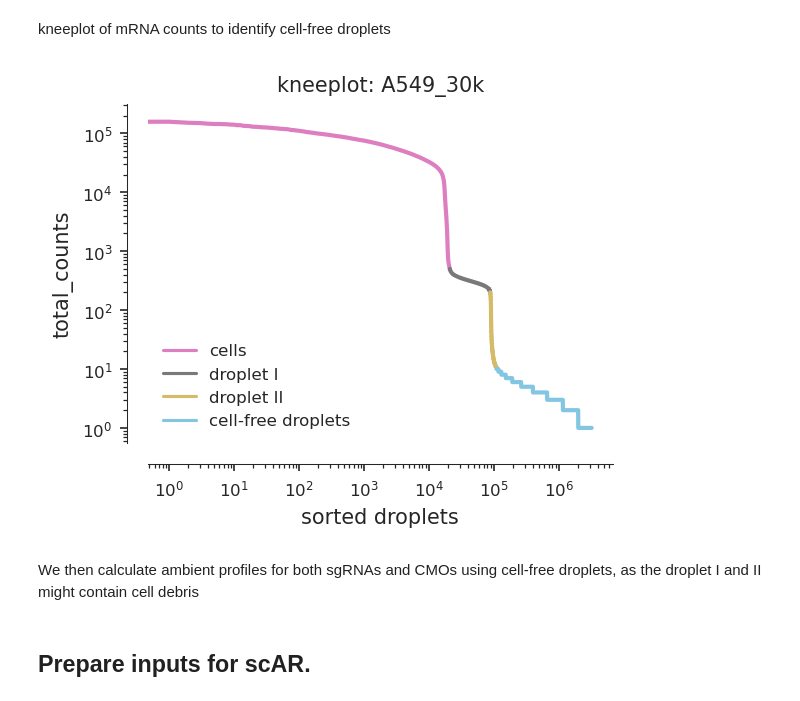
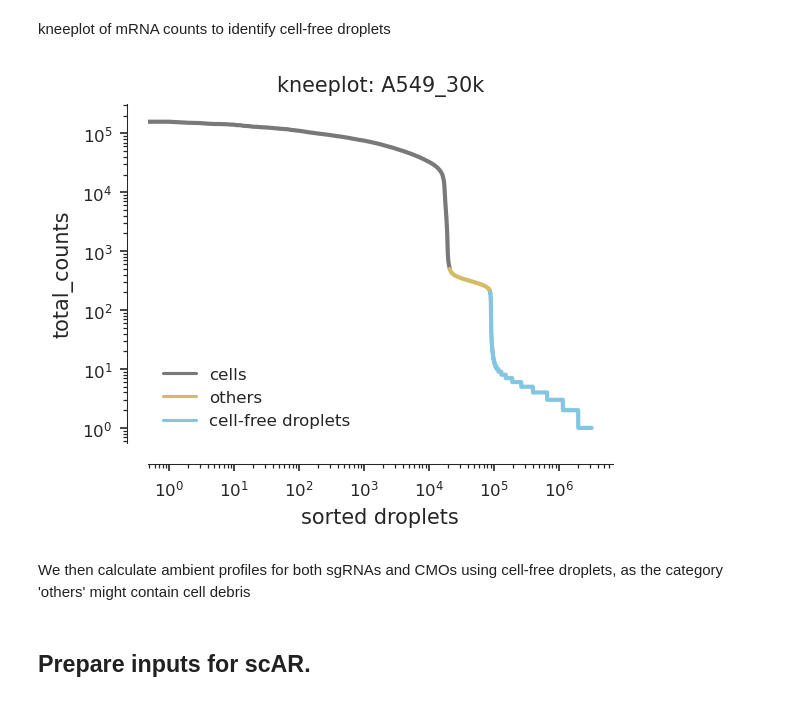
Before and after one commit to CaibinSh/scAR-reproducibility, a Jupyter notebook: reproducibility/scAR_tutorial_sgRNA_assignment.ipynb, the cells around one changed output. Drawn from its saved outputs; the diff is of its cells as text; code cells hidden in the pictures.

```diff
--- a/reproducibility/scAR_tutorial_sgRNA_assignment.ipynb
+++ b/reproducibility/scAR_tutorial_sgRNA_assignment.ipynb
@@ -69,8 +69,7 @@ kneeplot of mRNA counts to identify cell-free droplets
 rank_UMIs = pd.DataFrame(A549_30K[:,A549_30K.var['feature_types']=='Gene Expression'].X.sum(axis=1), index = A549_30K.obs_names, columns=['total_counts'])
 
 rank_UMIs['droplets'] = 'cell-free droplets'
-rank_UMIs['droplets'] = rank_UMIs['droplets'].mask(rank_UMIs['total_counts']>10, 'droplet II')
-rank_UMIs['droplets'] = rank_UMIs['droplets'].mask(rank_UMIs['total_counts']>200, 'droplet I')
+rank_UMIs['droplets'] = rank_UMIs['droplets'].mask(rank_UMIs['total_counts']>200, 'others')
 rank_UMIs['droplets'] = rank_UMIs['droplets'].mask(rank_UMIs['total_counts']>500, 'cells')
 rank_UMIs = rank_UMIs.sort_values(by='total_counts', ascending=False).reset_index().rename_axis("rank").reset_index()
 rank_UMIs = rank_UMIs.loc[rank_UMIs['total_counts']>0]
@@ -78,28 +77,28 @@ rank_UMIs = rank_UMIs.set_index('index').rename_axis('cells')
 # %%
 plt.figure(figsize=(4, 3), dpi=150)
 
 ax = sns.lineplot(data = rank_UMIs,
                   x='rank',
                   y='total_counts',
                   hue='droplets',
-                  hue_order=['cells', 'droplet I', 'droplet II', 'cell-free droplets'],
-                  palette=sns.color_palette()[-4:],
+                  hue_order=['cells', 'others', 'cell-free droplets'],
+                  palette=sns.color_palette()[-3:],
                   markers=False,
                   lw=2)
 
 ax.set_xscale('log')
 ax.set_yscale('log')
 ax.set_xlabel('sorted droplets');
 ax.legend(loc='lower left', ncol=1, title=None, frameon=False)
 ax.set_title(f'kneeplot: A549_30k');
 
 sns.set_palette("muted")
 sns.set_style("ticks")
 sns.despine(offset=10, trim=False);
 # %% [output]
-[figure, old version]
+[figure, new version]
 # %% [markdown]
-We then calculate ambient profiles for both sgRNAs and CMOs using cell-free droplets, as the droplet I and II might contain cell debris
+We then calculate ambient profiles for both sgRNAs and CMOs using cell-free droplets, as the category 'others' might contain cell debris
 # %% [markdown]
 ## Prepare inputs for scAR.
 # %% [markdown]
```
Also changed, not shown: parts of 11 cells of this notebook, 1 other file.
